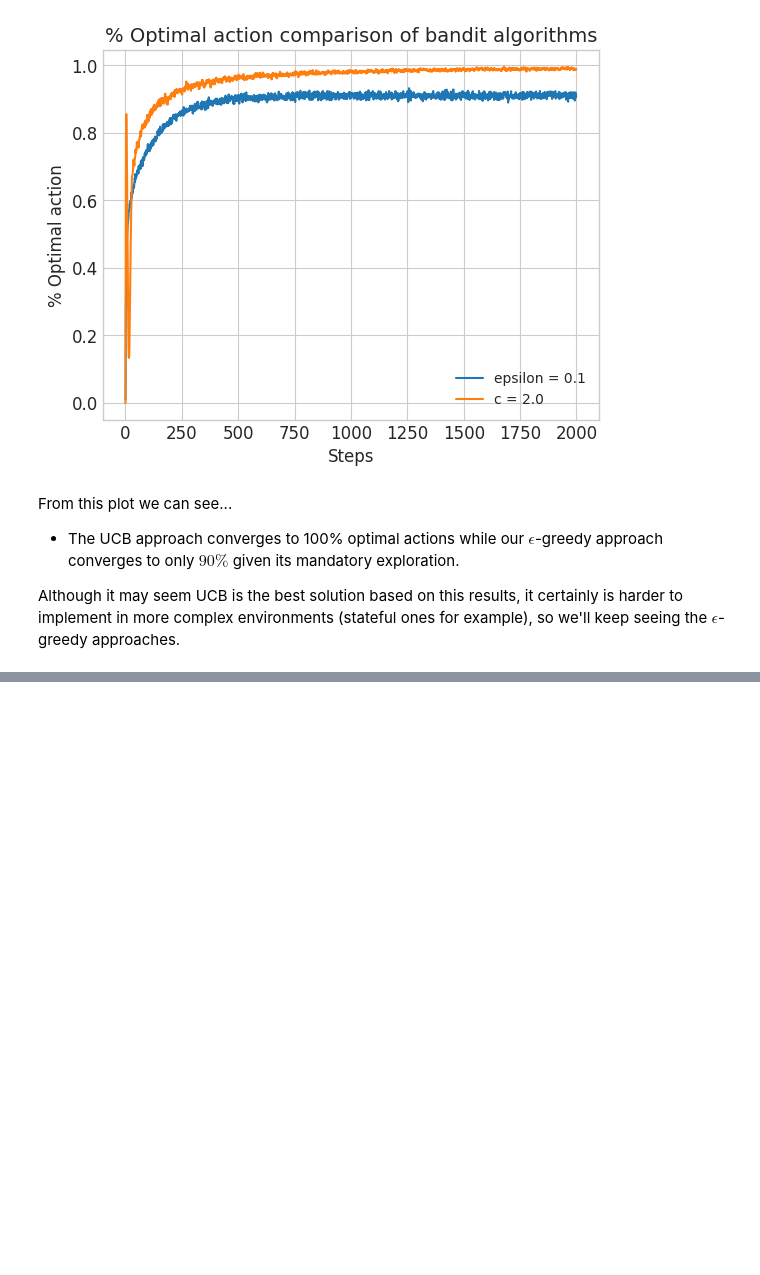
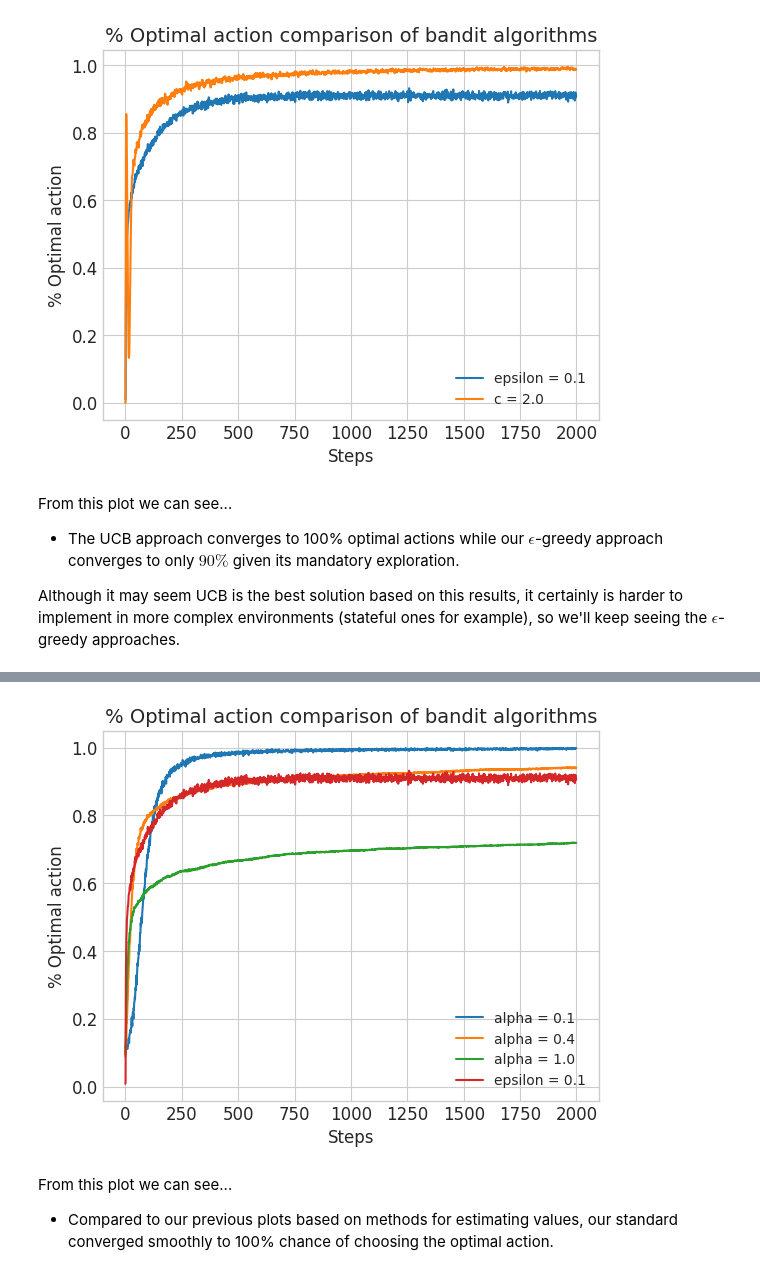
Before and after one commit to AlejandroJorge/tabular-reinforcement-learning, a Jupyter notebook: bandit.ipynb, the cells around one changed output, grey strips where cells are left out. Drawn from its saved outputs; the diff is of its cells as text; code cells hidden in the pictures; blank space fills up the shorter version.

```diff
--- a/bandit.ipynb
+++ b/bandit.ipynb
@@ -448,0 +579,13 @@ Although it may seem UCB is the best solution based on this results, it certainl
+# %%
+plotting.bandits.plot_bandit_opt_act_comparison([
+    (opt_act_gradient_std, "alpha = 0.1"),
+    (opt_act_gradient_agg, "alpha = 0.4"),
+    (opt_act_gradient_ext, "alpha = 1.0"),
+    (opt_act_std, "epsilon = 0.1")
+])
+# %% [output]
+[figure, added]
+# %% [markdown]
+From this plot we can see...
+
+- Compared to our previous plots based on methods for estimating values, our standard converged smoothly to 100% chance of choosing the optimal action.
```
Also changed, not shown: parts of 7 cells of this notebook, 1 other file.
